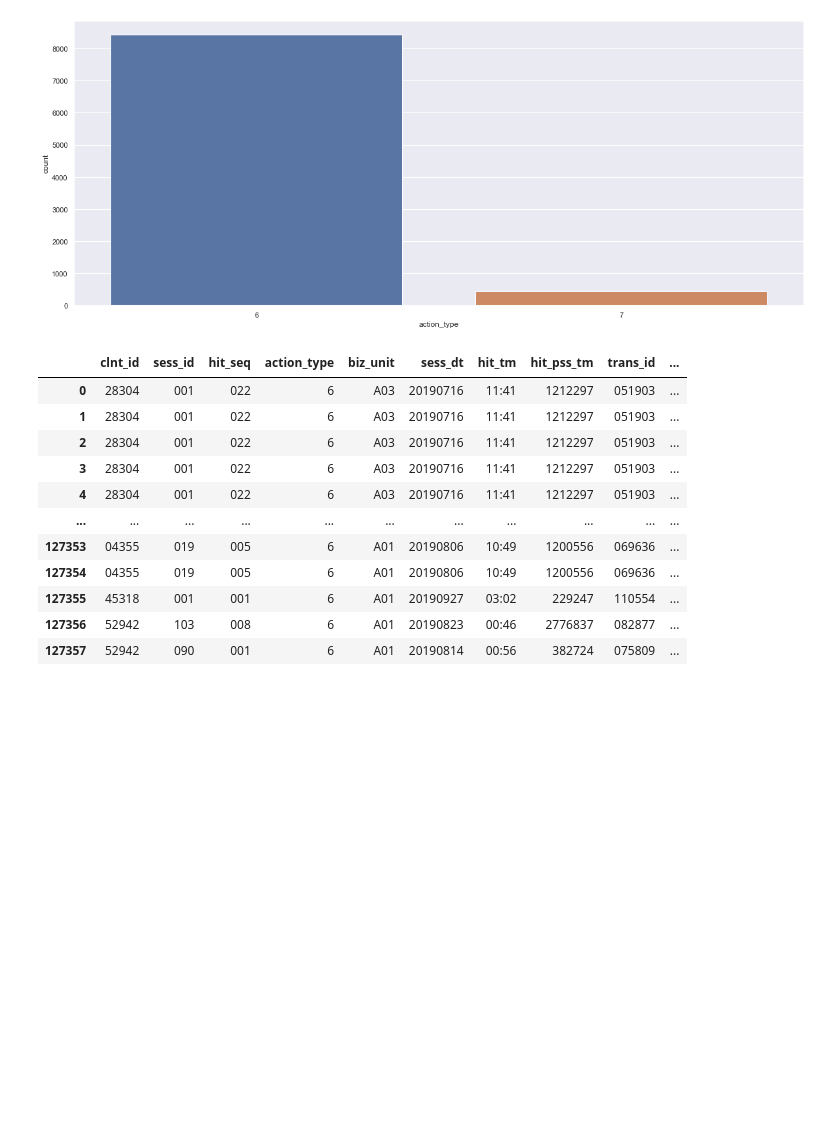
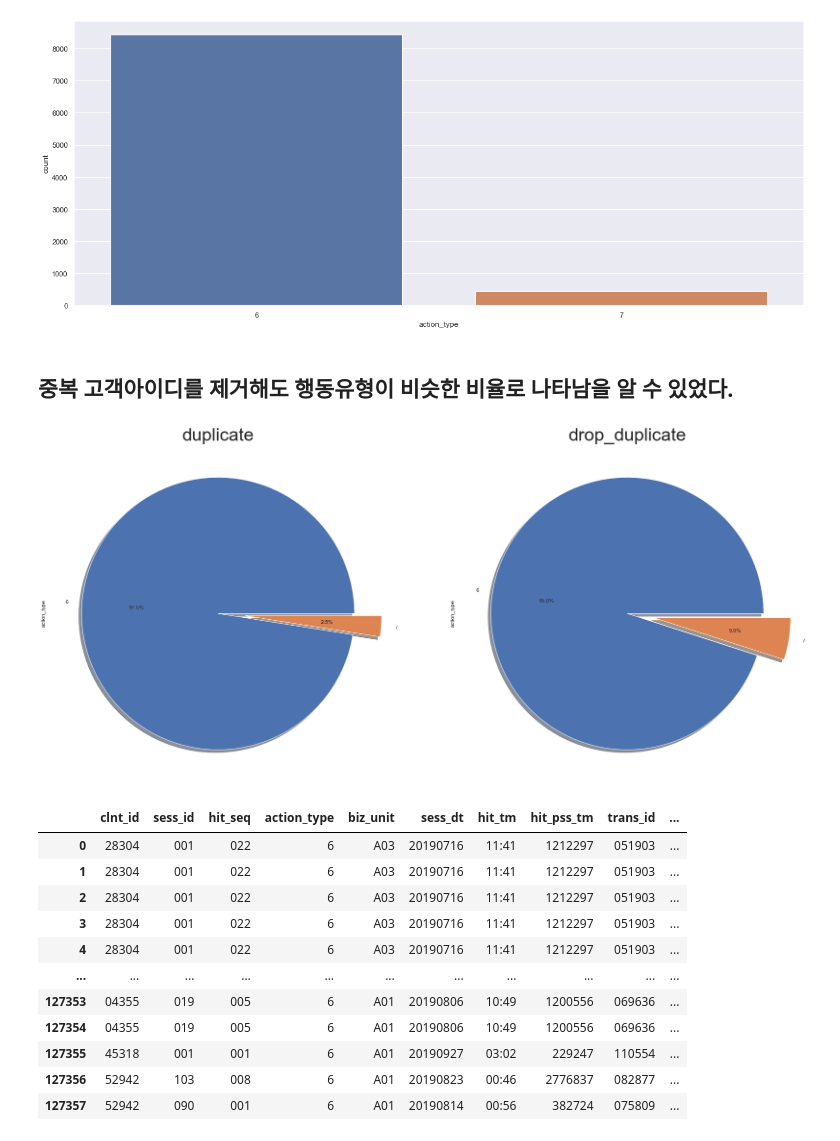
Before and after one commit to CSID-DGU/2020-2-OSSP-CP-DHL-3, a Jupyter notebook: hb/hbl_final.ipynb, the cells around one changed output. Saved outputs shown, nothing was run; the diff lists cells and outputs as text; code cells hidden in the pictures; blank space fills up the shorter version.

```diff
--- a/hb/hbl_final.ipynb
+++ b/hb/hbl_final.ipynb
@@ -246,6 +264,17 @@ sns.countplot(x='action_type',data=df_hbl_clntnum)
 # %% [output]
 <matplotlib.axes._subplots.AxesSubplot at 0x...>
 [figure]
+# %% [markdown]
+## 중복 고객아이디를 제거해도 행동유형이 비슷한 비율로 나타남을 알 수 있었다.
+# %%
+fig,axes=plt.subplots(1,2,figsize=(30,15))
+ax1=df_hbl['action_type'].value_counts().plot.pie(explode=[0,0.2], autopct='%1.1f%%', shadow=True,ax=axes[0])
+ax2=df_hbl_clntnum['action_type'].value_counts().plot.pie(explode=[0,0.2], autopct='%1.1f%%', shadow=True,ax=axes[1])
+ax1.set_title("duplicate",fontsize=40)
+ax2.set_title("drop_duplicate",fontsize=40)
+plt.show()
+# %% [output]
+[figure, added]
 # %%
 df_hbl
 # %% [output]
```
Also changed, not shown: parts of 88 cells of this notebook.
